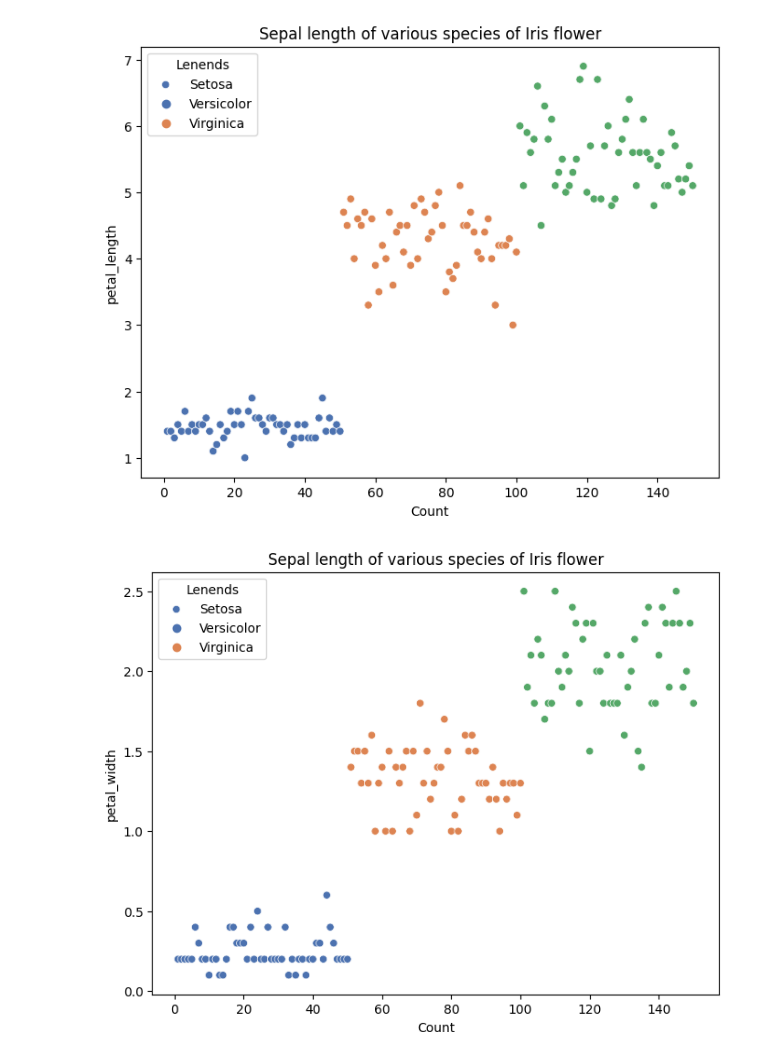
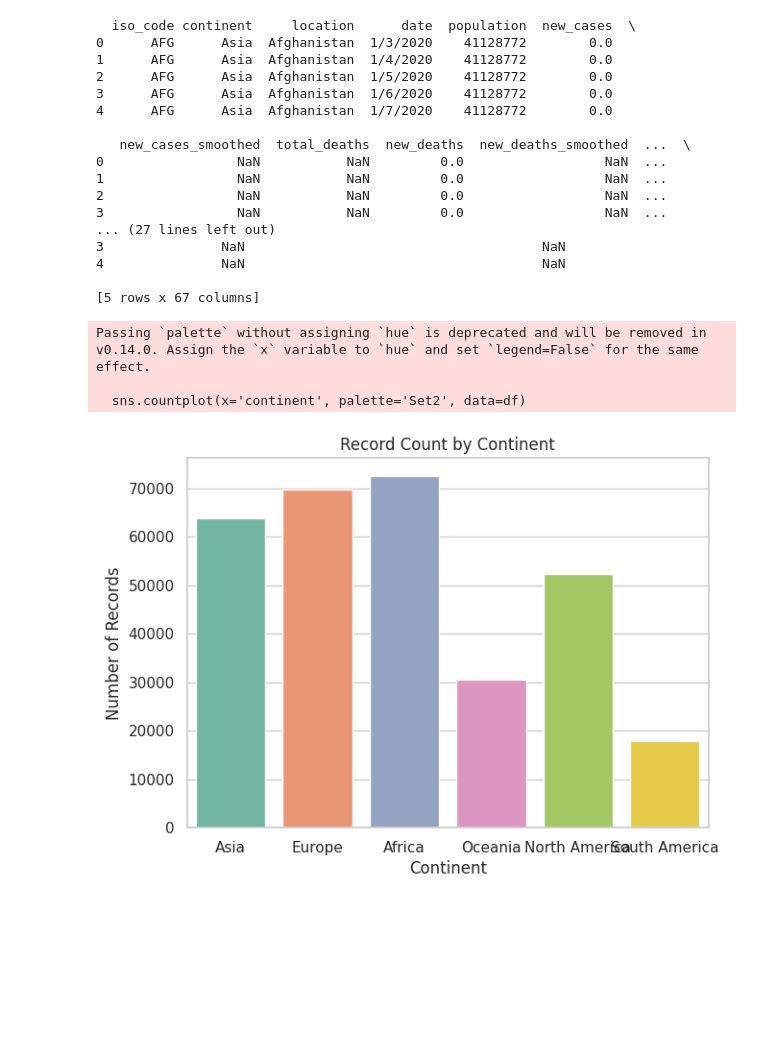
Before and after one commit to renurwt/CodeSoft-tasks, a Jupyter notebook: task3.ipynb, the cells around one changed output. Drawn from its saved outputs; the diff is of its cells as text; code cells hidden in the pictures; blank space fills up the shorter version.

```diff
--- a/task3.ipynb
+++ b/task3.ipynb
@@ -250,18 +3,46 @@ plt.show()
-# %%
-plt.figure(figsize=(8,6))
-snr.scatterplot(x='sno', y='petal_length', hue='species', palette='deep', data=data)
-plt.xlabel('Count')
-plt.title('Sepal length of various species of Iris flower')
-plt.legend(title="Lenends", labels=['Setosa','Versicolor','Virginica'])
-plt.show()
-# %% [output]
-[figure, removed]
-# %%
-plt.figure(figsize=(8,6))
-snr.scatterplot(x='sno', y='petal_width', hue='species', palette='deep', data=data)
-plt.xlabel('Count')
-plt.title('Sepal length of various species of Iris flower')
-plt.legend(title="Lenends", labels=['Setosa','Versicolor','Virginica'])
-plt.show()
-# %% [output]
-[figure, removed]
+# %%
+import pandas as pd
+import seaborn as sns
+import matplotlib.pyplot as plt
+
+# Load COVID dataset
+df = pd.read_csv("/content/owid-covid-data.csv.zip")
+
+# Clean: drop rows without continent
+df = df.dropna(subset=["continent"])
+
+# Set Seaborn style
+sns.set(style="whitegrid")
+
+print(df.head())
+
+# --- VISUALIZATION 1 ---
+# Record Count (like Survival Count)
+plt.figure(figsize=(7, 5))
+sns.countplot(x='continent', palette='Set2', data=df)
+plt.title("Record Count by Continent")
+plt.xlabel("Continent")
+plt.ylabel("Number of Records")
+plt.show()
+# %% [output]
+  iso_code continent     location      date  population  new_cases  \
+0      AFG      Asia  Afghanistan  1/3/2020    41128772        0.0
+1      AFG      Asia  Afghanistan  1/4/2020    41128772        0.0
+2      AFG      Asia  Afghanistan  1/5/2020    41128772        0.0
+3      AFG      Asia  Afghanistan  1/6/2020    41128772        0.0
+4      AFG      Asia  Afghanistan  1/7/2020    41128772        0.0
+
+   new_cases_smoothed  total_deaths  new_deaths  new_deaths_smoothed  ...  \
+0                 NaN           NaN         0.0                  NaN  ...
+1                 NaN           NaN         0.0                  NaN  ...
+2                 NaN           NaN         0.0                  NaN  ...
+3                 NaN           NaN         0.0                  NaN  ...
+... (27 lines left out)
+3               NaN                                      NaN
+4               NaN                                      NaN
+
+[5 rows x 67 columns]
+Passing `palette` without assigning `hue` is deprecated and will be removed in v0.14.0. Assign the `x` variable to `hue` and set `legend=False` for the same effect.
+
+  sns.countplot(x='continent', palette='Set2', data=df)
+[figure, added]
```
Also changed, not shown: parts of 56 cells of this notebook.
